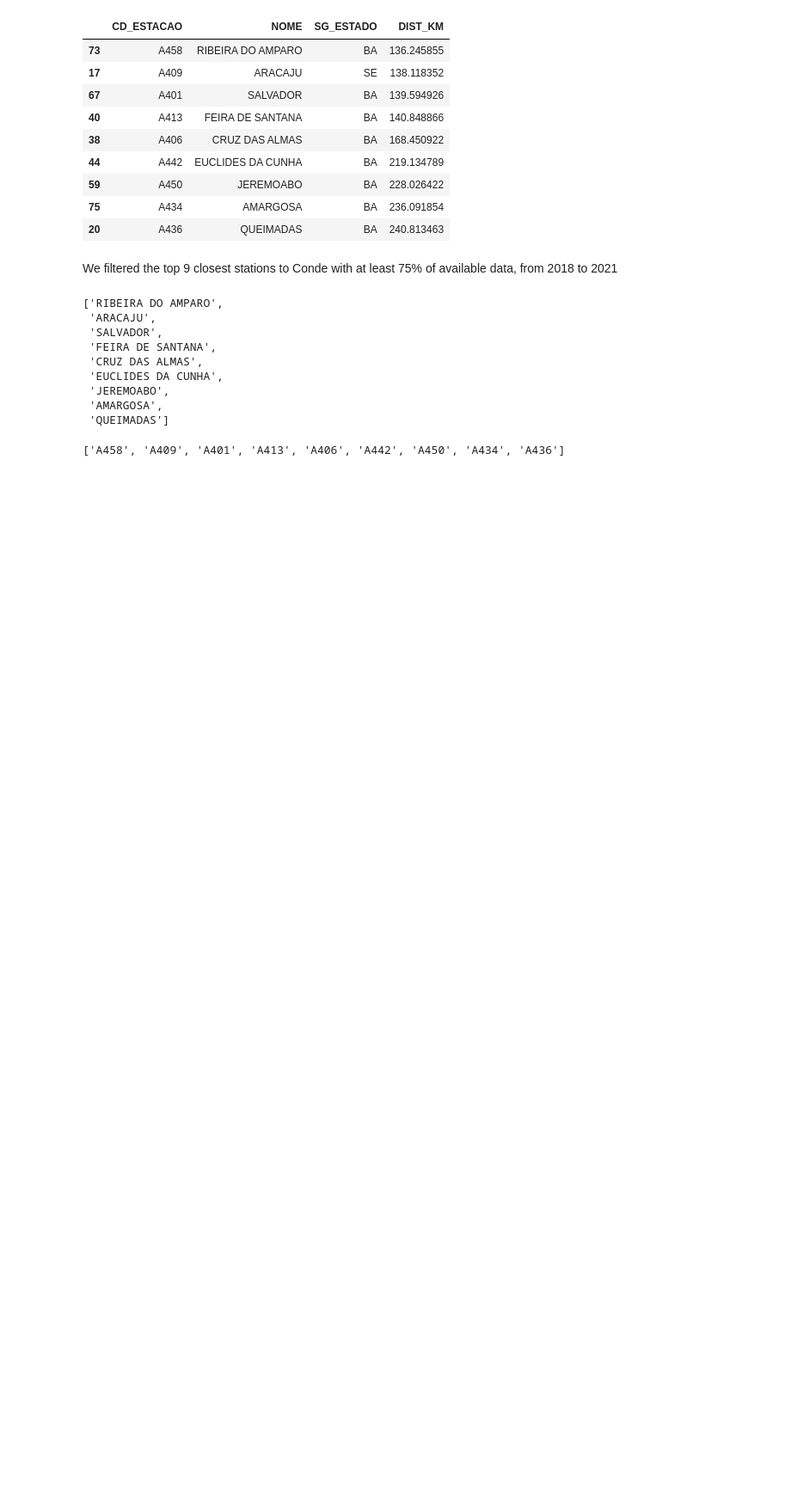
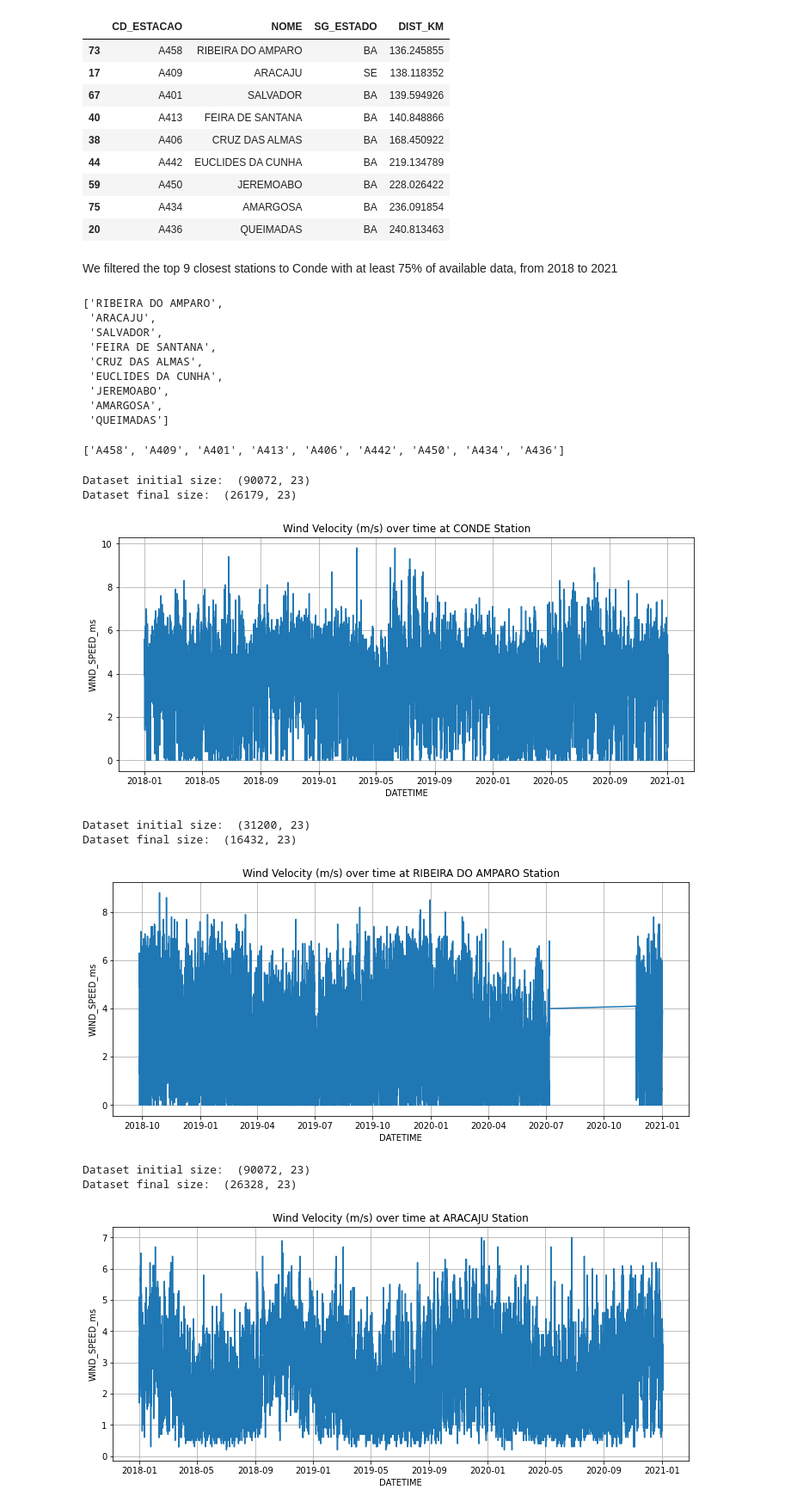
Before and after one commit to lucasthim/spatio-temporal-wind-velocity-prediction, a Jupyter notebook: python/notebooks/03_data_quality_check_for_chosen_station.ipynb, the cells around one changed output. Shown at 86% size. Cells and saved outputs as stored; diff of their text form; code cells hidden in the pictures; blank space fills up the shorter version.

```diff
--- a/python/notebooks/03_data_quality_check_for_chosen_station.ipynb
+++ b/python/notebooks/03_data_quality_check_for_chosen_station.ipynb
@@ -23,7 +20,7 @@ The autoreload extension is already loaded. To reload it, use:
 # %%
 station_code = 'A431'
 station_name = 'Conde'
-station_file_name = glob.glob(f'./../../data/raw_data/*{station_code}*')[0]
+station_file_name = glob.glob(f'./../../data/raw/*{station_code}*')[0]
 
 df_raw = pd.read_csv(station_file_name,header=9,sep=';')
 df = initial_data_preprocessing(df_raw,minimum_date='2015-01-01')
@@ -128,3 +125,29 @@ df_top10_conde['NOME'].tolist()
 df_top10_conde['CD_ESTACAO'].tolist()
 # %% [output]
 ['A458', 'A409', 'A401', 'A413', 'A406', 'A442', 'A450', 'A434', 'A436']
+# %%
+station_codes = ['A431','A458', 'A409', 'A401', 'A413', 'A406', 'A442', 'A450', 'A434', 'A436']
+station_names = ['CONDE','RIBEIRA DO AMPARO', 'ARACAJU', 'SALVADOR', 'FEIRA DE SANTANA', 'CRUZ DAS ALMAS', 'EUCLIDES DA CUNHA',
+                 'JEREMOABO', 'AMARGOSA', 'QUEIMADAS']
+df_stations = []
+for station_code,station_name in zip(station_codes,station_names):
+    station_file_name = glob.glob(f'./../../data/raw/*{station_code}*')[0]
+    df_raw = pd.read_csv(station_file_name,header=9,sep=';')
+    df = initial_data_preprocessing(df_raw,minimum_date='2018-01-01',maximum_date='2021-01-01')
+    df_stations.append(df)
+
+    fig,ax = plt.subplots(figsize=(12,5))
+    sns.lineplot(data=df,y='WIND_SPEED_ms',x=df['DATETIME'])
+    plt.title(f"Wind Velocity (m/s) over time at {station_name} Station")
+    plt.grid(True)
+    plt.show()
+# %% [output]
+Dataset initial size:  (90072, 23)
+Dataset final size:  (26179, 23)
+[figure, added]
+Dataset initial size:  (31200, 23)
+Dataset final size:  (16432, 23)
+[figure, added]
+Dataset initial size:  (90072, 23)
+Dataset final size:  (26328, 23)
+[figure, added]
```
Also changed, not shown: parts of 4 cells of this notebook, 4 other files.
